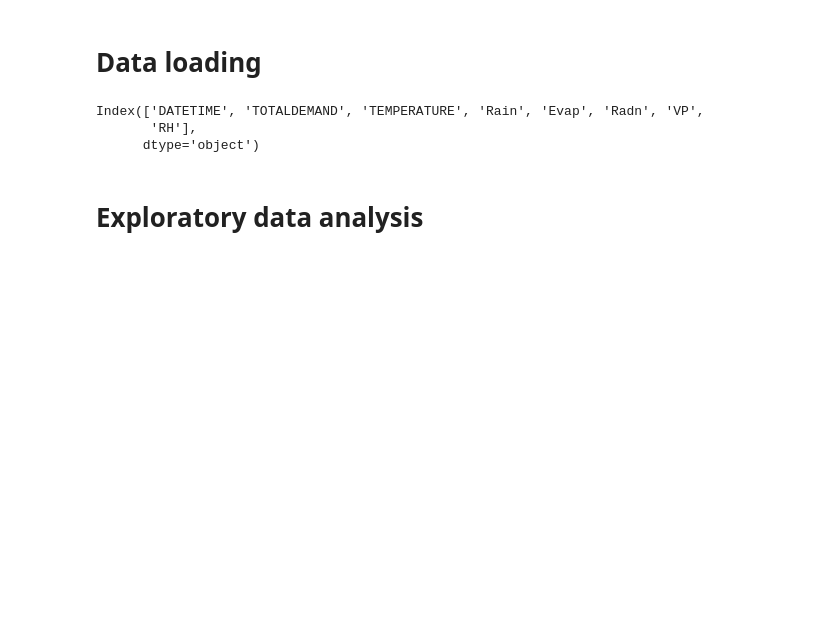
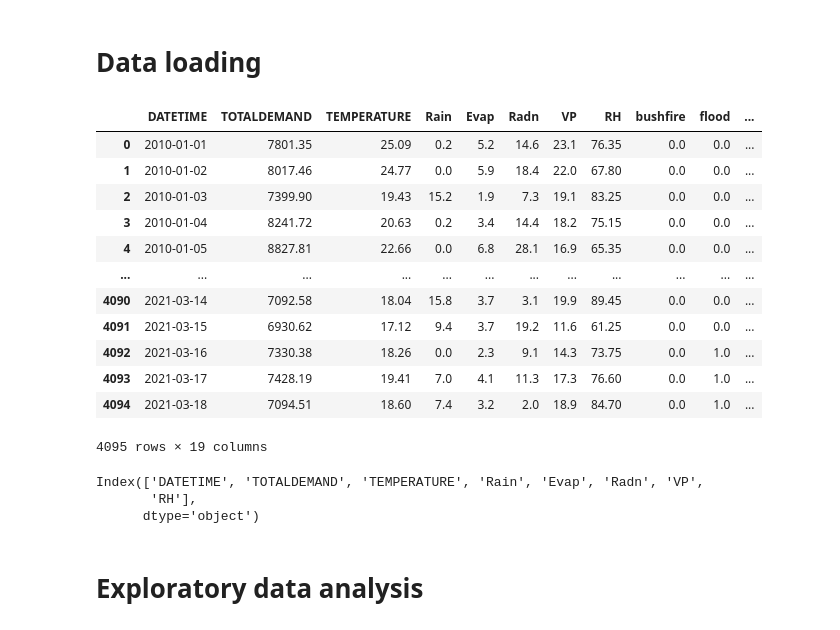
Before and after one commit to KaiJDect/Group10_project, a Jupyter notebook: src/notebooks/Geo_Modelling.ipynb, the cells around one changed output. Cells and saved outputs as stored; diff of their text form; code cells hidden in the pictures; blank space fills up the shorter version.

Commit message:
added headers to the NSW rollingwindow set

```diff
--- a/src/notebooks/Geo_Modelling.ipynb
+++ b/src/notebooks/Geo_Modelling.ipynb
@@ -211,3 +211,20 @@ f:\UNSW Master of Data Science\ZZSC9020 Capstone\Group10_project\\extracted_data
 None
 # %% [markdown]
 # Data loading
+# %%
+rollingWindowNSW = pd.read_csv(projRoot + "data\\SILO\\NSW_Rolling_Data.csv")
+rollingWindowNSW
+# %% [output]
+|  | DATETIME | TOTALDEMAND | TEMPERATURE | Rain | Evap | Radn | VP | RH | bushfire | flood | ... |
+| 0 | 2010-01-01 | 7801.35 | 25.09 | 0.2 | 5.2 | 14.6 | 23.1 | 76.35 | 0.0 | 0.0 | ... |
+| 1 | 2010-01-02 | 8017.46 | 24.77 | 0.0 | 5.9 | 18.4 | 22.0 | 67.80 | 0.0 | 0.0 | ... |
+| 2 | 2010-01-03 | 7399.90 | 19.43 | 15.2 | 1.9 | 7.3 | 19.1 | 83.25 | 0.0 | 0.0 | ... |
+| 3 | 2010-01-04 | 8241.72 | 20.63 | 0.2 | 3.4 | 14.4 | 18.2 | 75.15 | 0.0 | 0.0 | ... |
+| 4 | 2010-01-05 | 8827.81 | 22.66 | 0.0 | 6.8 | 28.1 | 16.9 | 65.35 | 0.0 | 0.0 | ... |
+| ... | ... | ... | ... | ... | ... | ... | ... | ... | ... | ... | ... |
+| 4090 | 2021-03-14 | 7092.58 | 18.04 | 15.8 | 3.7 | 3.1 | 19.9 | 89.45 | 0.0 | 0.0 | ... |
+| 4091 | 2021-03-15 | 6930.62 | 17.12 | 9.4 | 3.7 | 19.2 | 11.6 | 61.25 | 0.0 | 0.0 | ... |
+| 4092 | 2021-03-16 | 7330.38 | 18.26 | 0.0 | 2.3 | 9.1 | 14.3 | 73.75 | 0.0 | 1.0 | ... |
+| 4093 | 2021-03-17 | 7428.19 | 19.41 | 7.0 | 4.1 | 11.3 | 17.3 | 76.60 | 0.0 | 1.0 | ... |
+| 4094 | 2021-03-18 | 7094.51 | 18.60 | 7.4 | 3.2 | 2.0 | 18.9 | 84.70 | 0.0 | 1.0 | ... |
+4095 rows × 19 columns
```
Also changed, not shown: parts of 16 cells of this notebook, 2 other files.
